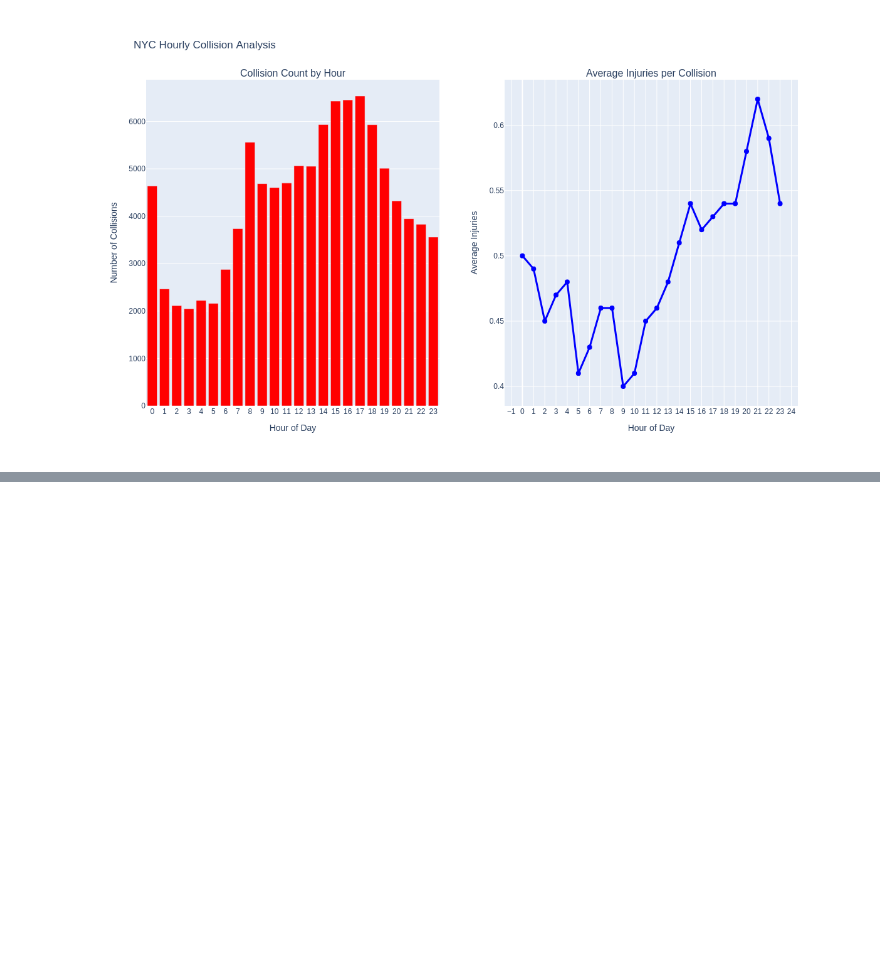
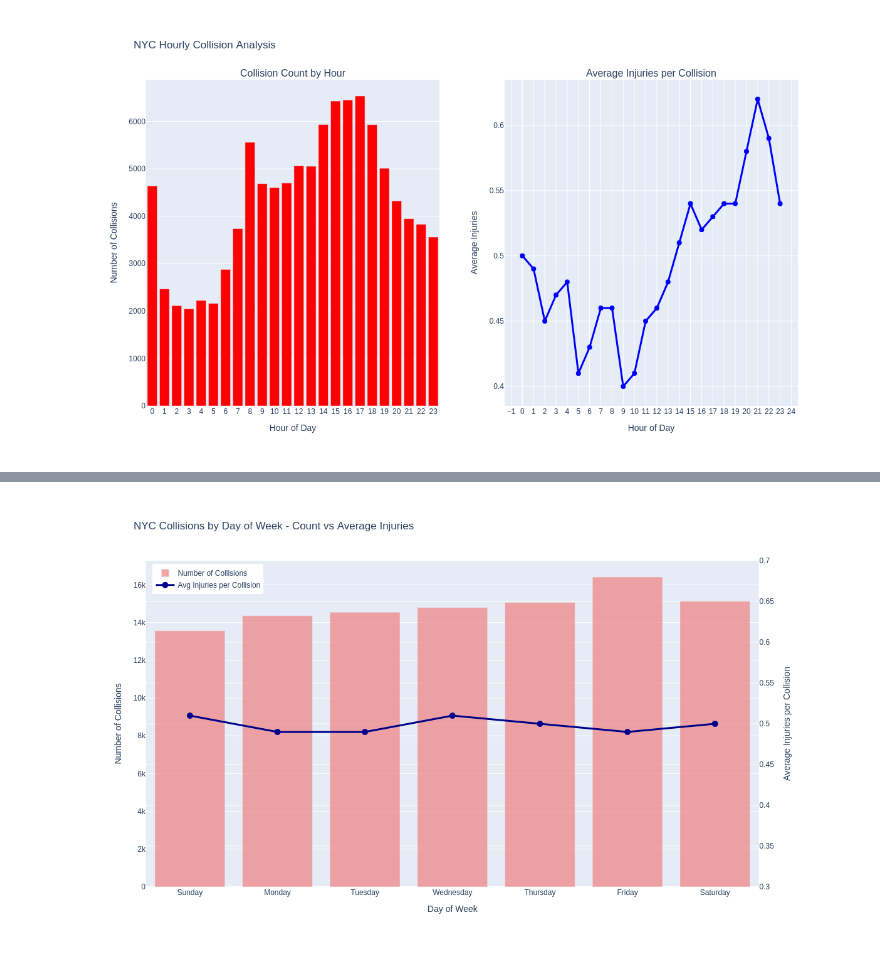
Before and after one commit to kinjalduttachoudhury/nyc-collision-pipeline, a Jupyter notebook: analysis/collisions_insights.ipynb, the cells around one changed output, grey strips where cells are left out. Cells and saved outputs as stored; diff of their text form; code cells hidden in the pictures; blank space fills up the shorter version.

Commit message:
added static images and modifies ipynb file

```diff
--- a/analysis/collisions_insights.ipynb
+++ b/analysis/collisions_insights.ipynb
@@ -83,0 +148,7 @@ display(Image("./static_images/collision_by_hour.png"))  # Static for GitHub
+# %%
+# Then display both the interactive version (for local) and static (for GitHub)
+from IPython.display import Image, display
+# Interactive for local
+display(Image("./static_images/collision_by_day_of_week.png"))  # Static for GitHub
+# %% [output]
+[figure, added]
```
Also changed, not shown: parts of 16 cells of this notebook, 3 other files.
